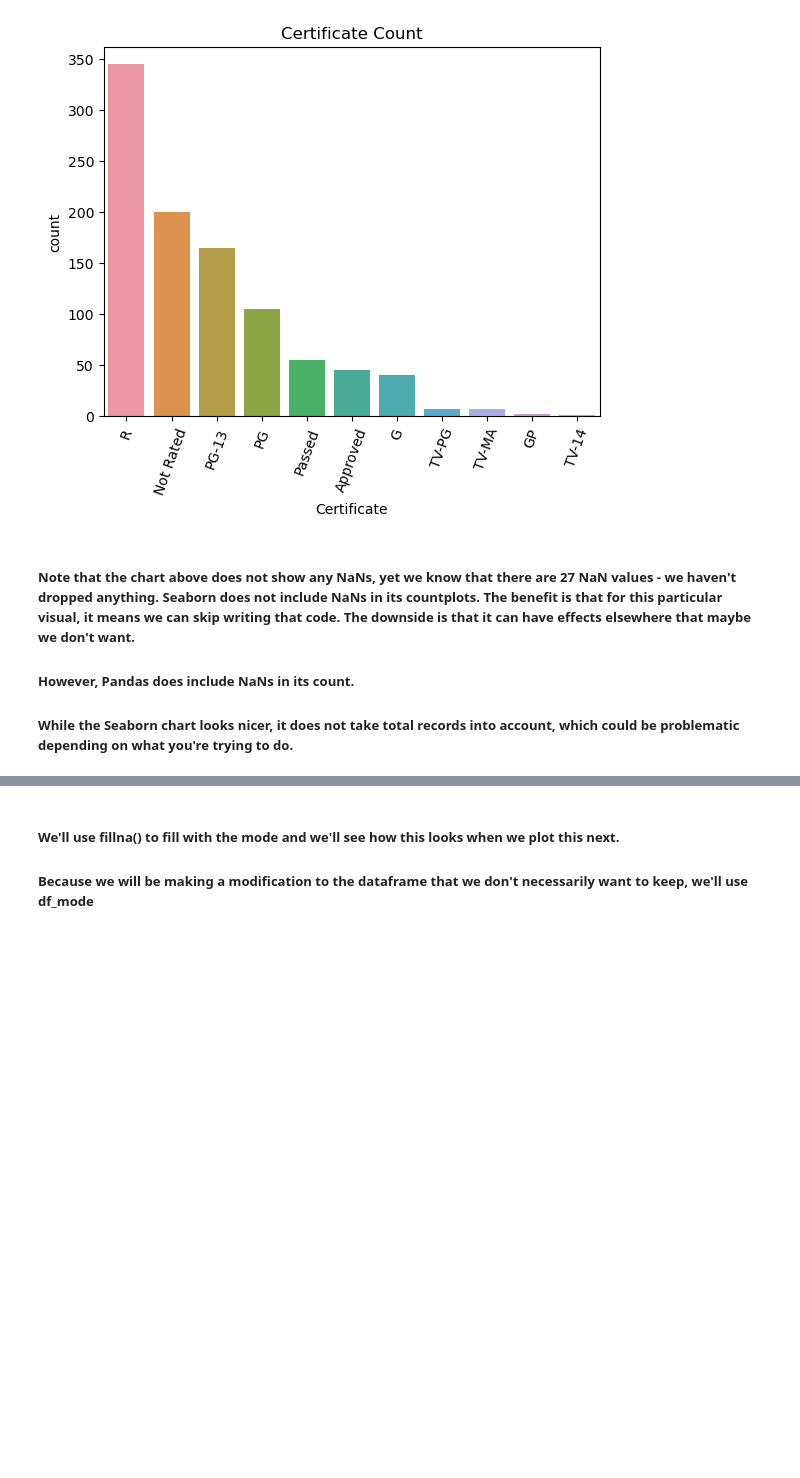
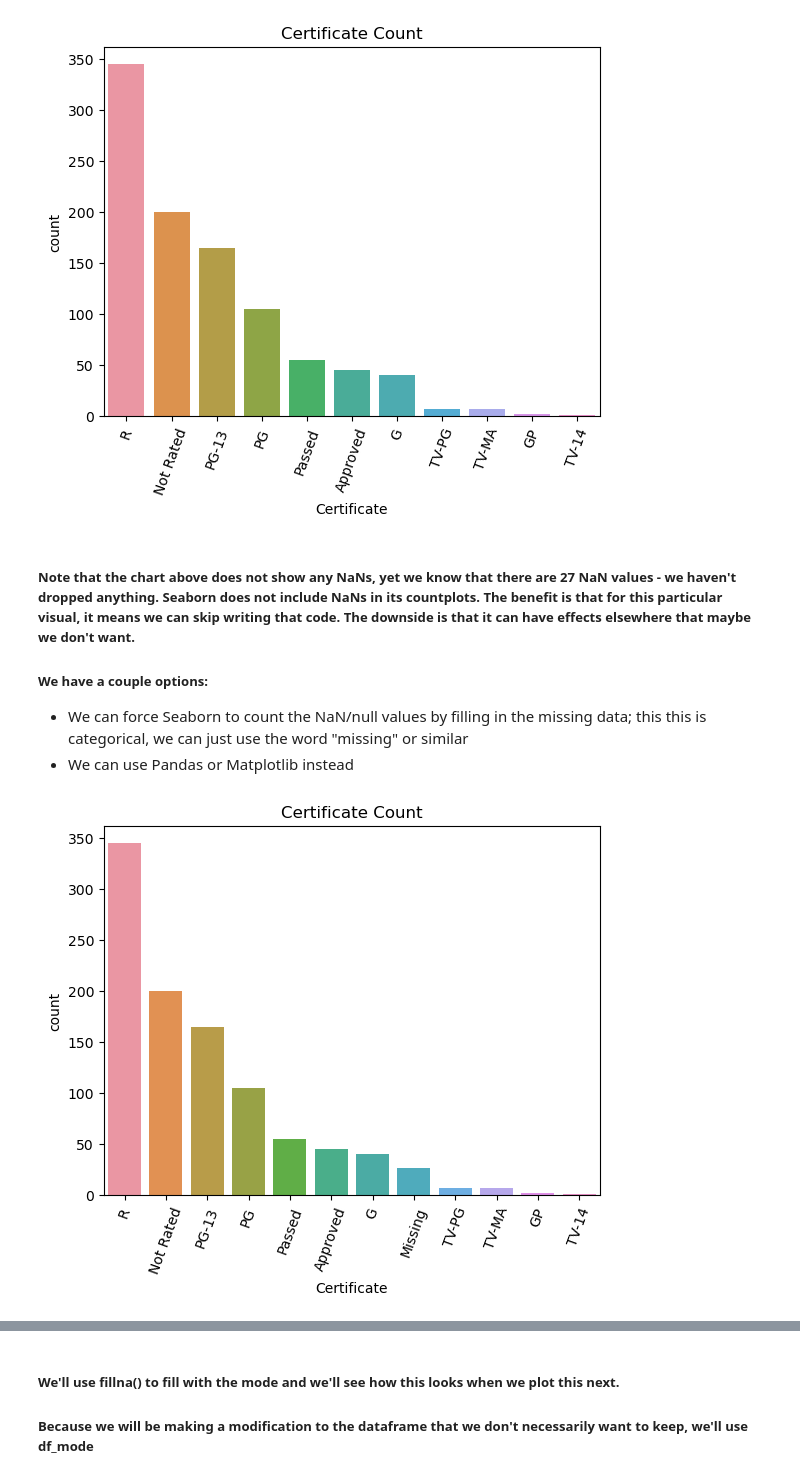
Before and after one commit to likeawednesday/TechCamp_DataViz, a Jupyter notebook: movie_ratings.ipynb, the cells around one changed output, grey strips where cells are left out. Saved outputs shown, nothing was run; the diff lists cells and outputs as text; code cells hidden in the pictures; blank space fills up the shorter version.

```diff
--- a/movie_ratings.ipynb
+++ b/movie_ratings.ipynb
@@ -209,7 +213,26 @@ plt.show()
 [figure]
 # %% [markdown]
 ##### Note that the chart above does not show any NaNs, yet we know that there are 27 NaN values - we haven't dropped anything. Seaborn does not include NaNs in its countplots. The benefit is that for this particular visual, it means we can skip writing that code. The downside is that it can have effects elsewhere that maybe we don't want.
-##### However, Pandas does include NaNs in its count.
-##### While the Seaborn chart looks nicer, it does not take total records into account, which could be problematic depending on what you're trying to do.
+
+##### We have a couple options:
+* We can force Seaborn to count the NaN/null values by filling in the missing data; this this is categorical, we can just use the word "missing" or similar
+* We can use Pandas or Matplotlib instead
+# %%
+# option 1: we can fill the Nan/null values with 'Missing' so Seaborn will count those
+
+df_missing = df.copy()
+
+s_count = sns.countplot(
+    data = df_missing.Certificate.fillna('Missing', inplace = True),
+    x = df_missing['Certificate'],
+    order = df_missing['Certificate'].value_counts().index
+).set_title('Certificate Count')
+
+# rotate x-axis tick marks for better visibility
+plt.xticks(rotation=70)
+
+plt.show()
+# %% [output]
+[figure, added]
 # %%
 # countplot using Pandas
```
Also changed, not shown: parts of 25 cells of this notebook.
